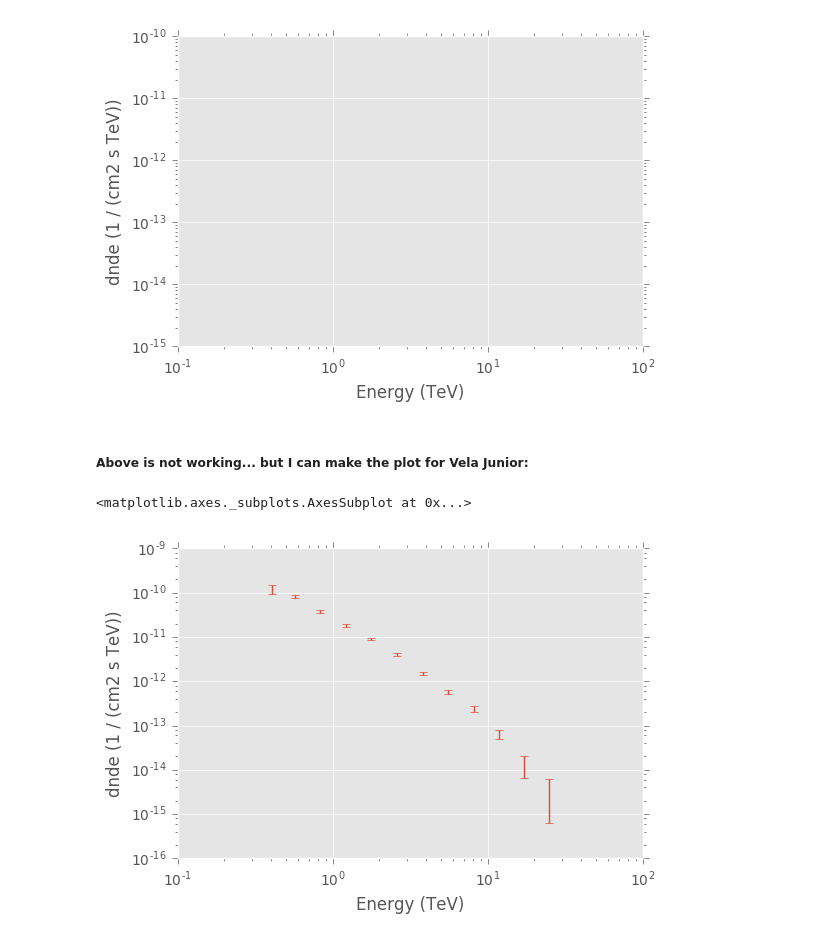
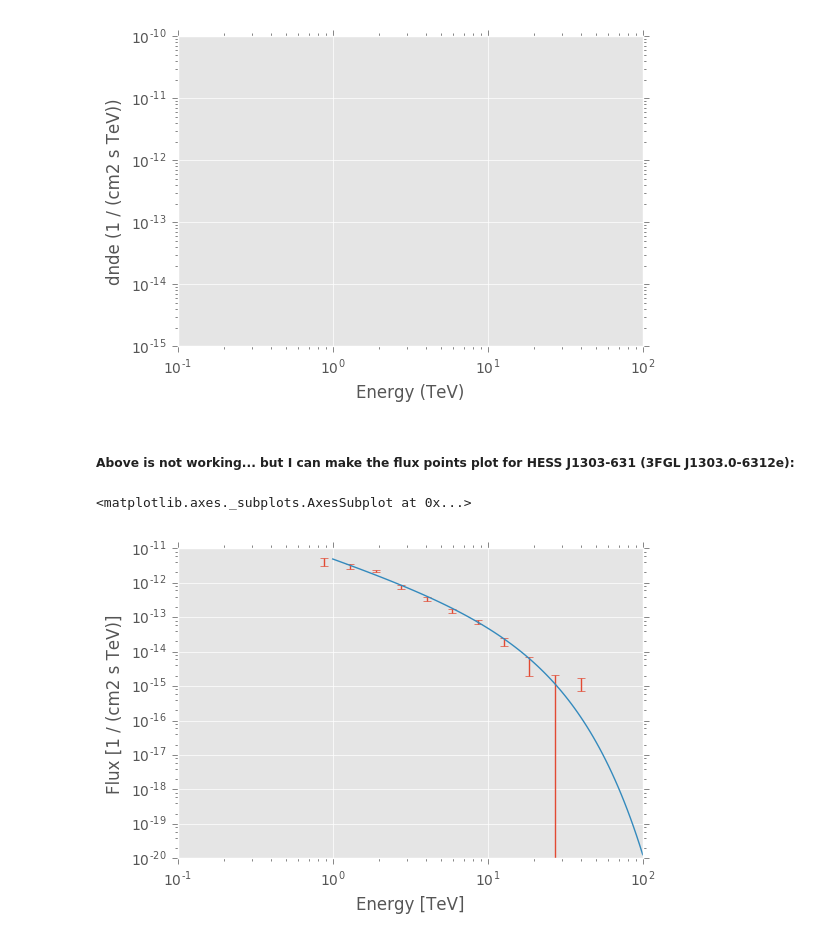
Before and after one commit to vorugantia/scienceresearch11, a Jupyter notebook: notebooks/Task 2.ipynb, the cells around one changed output. Cells and saved outputs as stored; diff of their text form; code cells hidden in the pictures.

```diff
--- a/notebooks/Task 2.ipynb
+++ b/notebooks/Task 2.ipynb
@@ -67,9 +67,14 @@ source.flux_points.plot()
 <matplotlib.axes._subplots.AxesSubplot at 0x...>
 [figure]
 # %% [markdown]
-##### Above is not working... but I can make the plot for Vela Junior:
+##### Above is not working... but I can make the flux points plot for HESS J1303-631 (3FGL J1303.0-6312e):
-# %%
-cat['Vela Junior'].flux_points.plot()
-# %% [output]
-<matplotlib.axes._subplots.AxesSubplot at 0x...>
-[figure, removed]
+# %%
+energy_range = {1, 100}
+
+cat['HESS J1303-631'].flux_points.plot()
+cat['HESS J1303-631'].spectral_model.plot(energy_range=energy_range)
+
+# cat['HESS J1303-631'].spectrum.butterfly().plot()
+# %% [output]
+<matplotlib.axes._subplots.AxesSubplot at 0x...>
+[figure, added]
```
